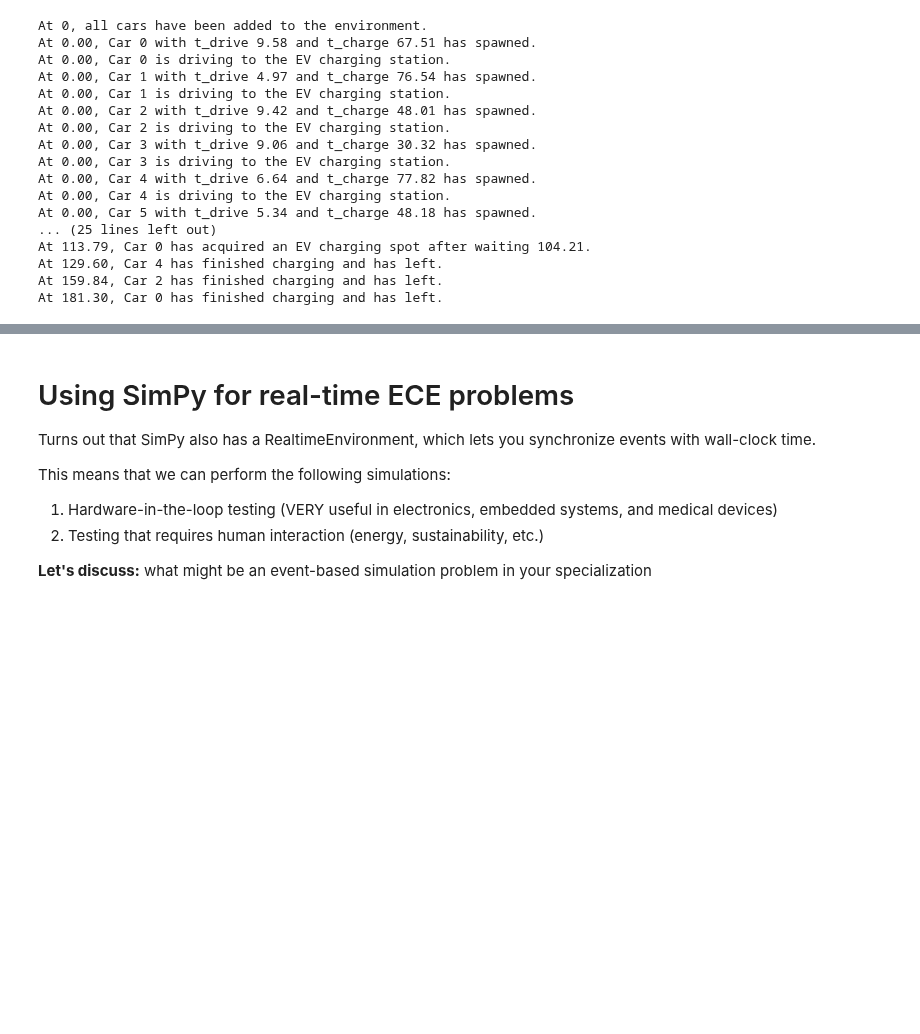
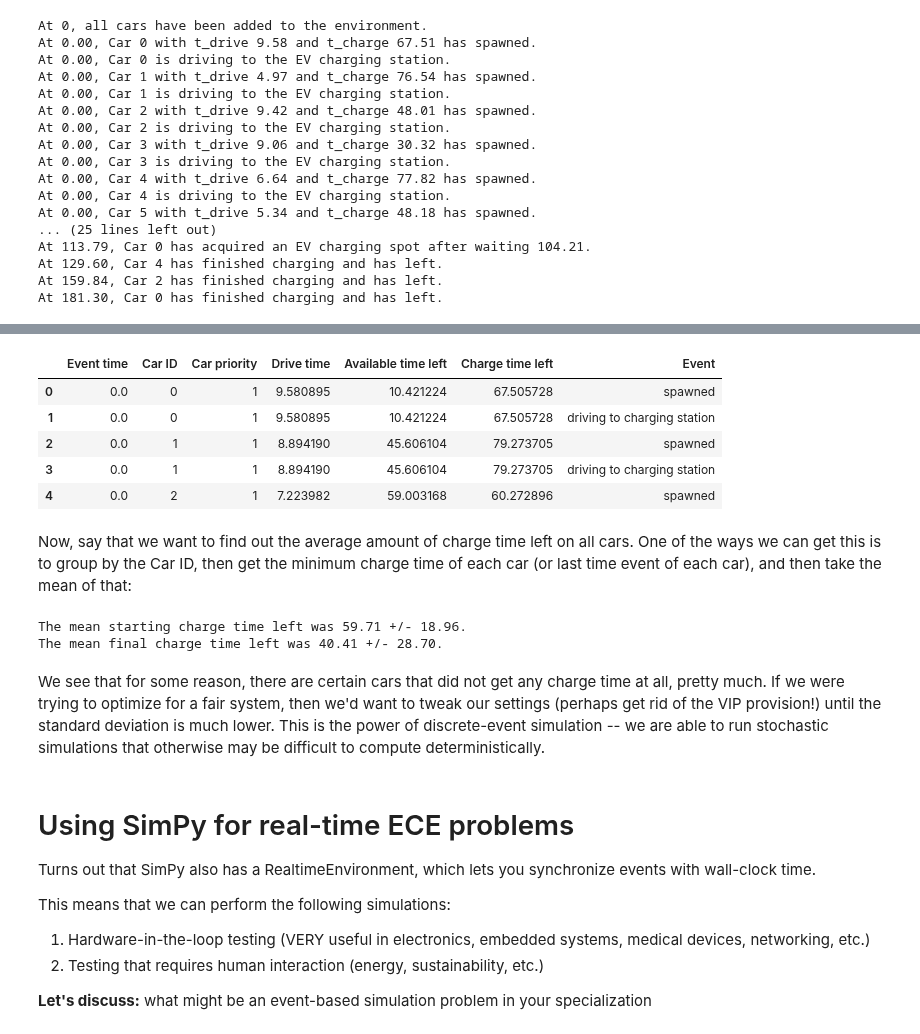
Before and after one commit to curtywang/ee5020-notes-fa21, a Jupyter notebook: day17/event_simulation.ipynb, the cells around one changed output, grey strips where cells are left out. Saved outputs shown, nothing was run; the diff lists cells and outputs as text; code cells hidden in the pictures; blank space fills up the shorter version.

Commit message:
updated event simulation notebook

```diff
--- a/day17/event_simulation.ipynb
+++ b/day17/event_simulation.ipynb
@@ -201,0 +691,9 @@ There are three ways to go about monitoring a simulation, in order from easy to
+# %%
+the_logs = []
+the_rng = np.random.default_rng(RANDOM_SEED)
+the_env = sp.Environment()
+the_charging_station = sp.PreemptiveResource(the_env, capacity=CHARGING_SPOTS)
+create_cars_with_prio_leave_vip(the_env, the_charging_station, the_rng, NUM_OF_CARS,
+                                DISTANCE_MIN, DISTANCE_MAX, DRIVING_SPEED,
+                                CHARGING_MIN, CHARGING_MAX, the_logs)
+the_env.run()
@@ -202,10 +720,37 @@ There are three ways to go about monitoring a simulation, in order from easy to
+# %%
+import pandas as pd
+
+df_simulation = pd.DataFrame(the_logs)
+df_simulation.head()
+# %% [output]
+|  | Event time | Car ID | Car priority | Drive time | Available time left | Charge time left | Event |
+| 0 | 0.0 | 0 | 1 | 9.580895 | 10.421224 | 67.505728 | spawned |
+| 1 | 0.0 | 0 | 1 | 9.580895 | 10.421224 | 67.505728 | driving to charging station |
+| 2 | 0.0 | 1 | 1 | 8.894190 | 45.606104 | 79.273705 | spawned |
+| 3 | 0.0 | 1 | 1 | 8.894190 | 45.606104 | 79.273705 | driving to charging station |
+| 4 | 0.0 | 2 | 1 | 7.223982 | 59.003168 | 60.272896 | spawned |
+# %% [markdown]
+Now, say that we want to find out the average amount of charge time left on all cars.  One of the ways we can get this is to group by the Car ID, then get the minimum charge time of each car (or last time event of each car), and then take the mean of that:
+# %%
+mean_charge_time_starting = df_simulation.groupby(by="Car ID")["Charge time left"].max().mean()
+std_charge_time_starting = df_simulation.groupby(by="Car ID")["Charge time left"].max().std()
+mean_charge_time_left = df_simulation.groupby(by="Car ID")["Charge time left"].min().mean()
+std_charge_time_left = df_simulation.groupby(by="Car ID")["Charge time left"].min().std()
+
+print(f"The mean starting charge time left was {mean_charge_time_starting:.2f} +/- {std_charge_time_starting:.2f}.")
+print(f"The mean final charge time left was {mean_charge_time_left:.2f} +/- {std_charge_time_left:.2f}.")
+# %% [output]
+The mean starting charge time left was 59.71 +/- 18.96.
+The mean final charge time left was 40.41 +/- 28.70.
+# %% [markdown]
+We see that for some reason, there are certain cars that did not get any charge time at all, pretty much.  If we were trying to optimize for a fair system, then we'd want to tweak our settings (perhaps get rid of the VIP provision!) until the standard deviation is much lower.  This is the power of discrete-event simulation -- we are able to run stochastic simulations that otherwise may be difficult to compute deterministically.
 # %% [markdown]
 # Using SimPy for real-time ECE problems
 
 Turns out that SimPy also has a RealtimeEnvironment, which lets you synchronize events with wall-clock time.
 
 This means that we can perform the following simulations:
-1. Hardware-in-the-loop testing (VERY useful in electronics, embedded systems, and medical devices)
+1. Hardware-in-the-loop testing (VERY useful in electronics, embedded systems, medical devices, networking, etc.)
 2. Testing that requires human interaction (energy, sustainability, etc.)
 
 **Let's discuss:** what might be an event-based simulation problem in your specialization
```
Also changed, not shown: parts of 25 cells of this notebook.
